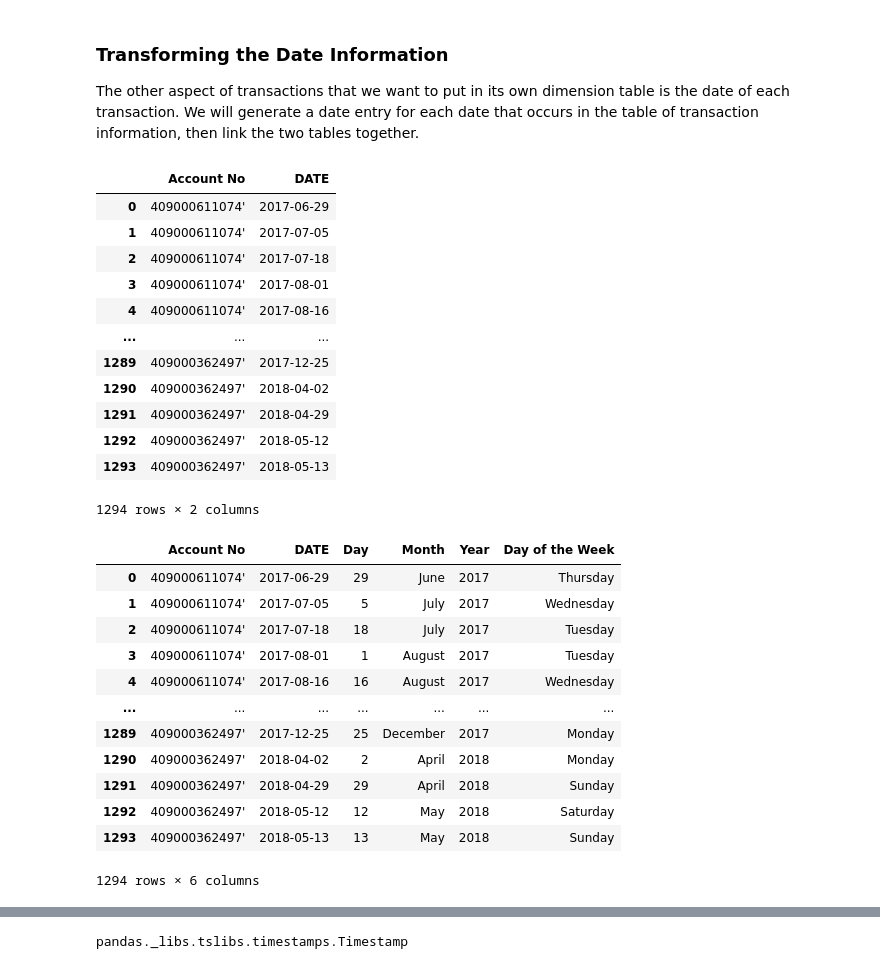
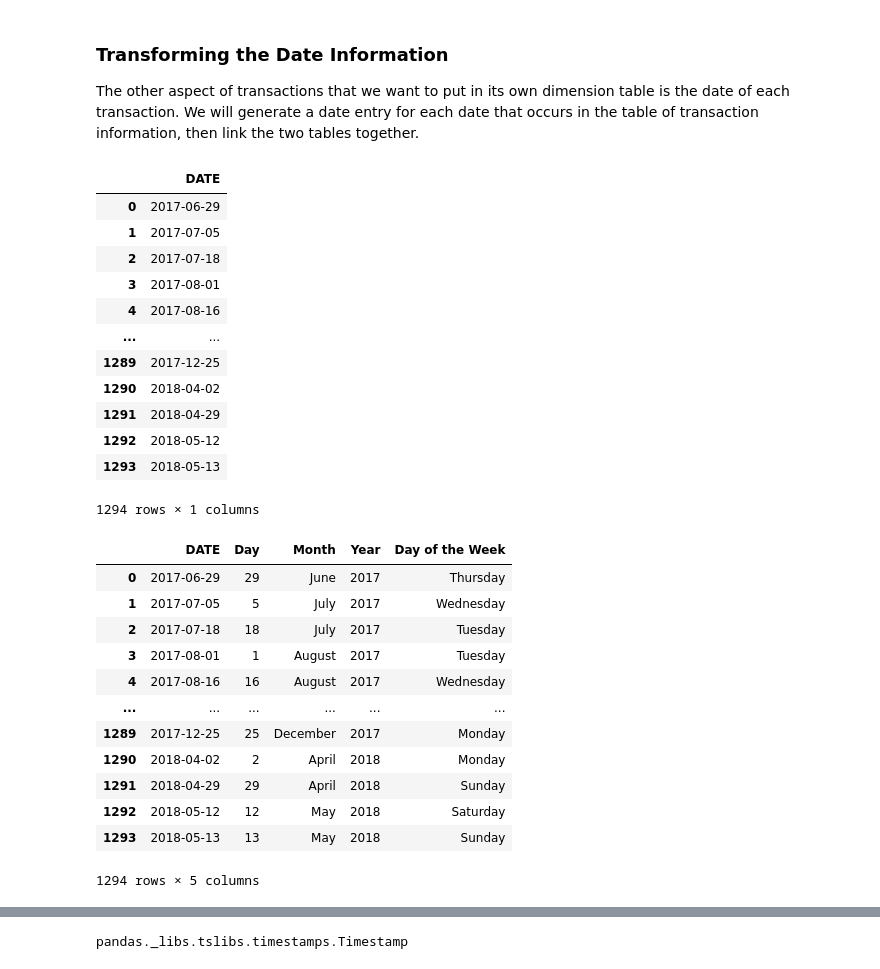
Before and after one commit to MKhour/DSProject1, a Jupyter notebook: DSProject1.ipynb, the cells around one changed output, grey strips where cells are left out. Saved outputs shown, nothing was run; the diff lists cells and outputs as text; code cells hidden in the pictures.

```diff
--- a/DSProject1.ipynb
+++ b/DSProject1.ipynb
@@ -326,24 +326,24 @@ account_info
 The other aspect of transactions that we want to put in its own dimension table is the date of each transaction. We will generate a date entry for each date that occurs in the table of transaction information, then link the two tables together.
 # %%
 # get a list of unique dates from the table of transaction info
-date_info = bank_info.drop_duplicates(subset=["DATE"])
+date_info = bank_info.copy().drop_duplicates(subset=["DATE"])
 date_info = date_info.reset_index(drop=True) # reset the indices to start from 0
-date_info.drop([ 'TRANSACTION DETAILS', 'CHQ.NO.','VALUE DATE', 'WITHDRAWAL AMT', 'DEPOSIT AMT', 'BALANCE AMT', '.'], axis = 1, inplace = True)
+date_info.drop([ 'Account No','TRANSACTION DETAILS', 'CHQ.NO.','VALUE DATE', 'WITHDRAWAL AMT', 'DEPOSIT AMT', 'BALANCE AMT', '.'], axis = 1, inplace = True)
 date_info
 # %% [output]
-|  | Account No | DATE |
-| 0 | 409000611074' | 2017-06-29 |
-| 1 | 409000611074' | 2017-07-05 |
-| 2 | 409000611074' | 2017-07-18 |
-| 3 | 409000611074' | 2017-08-01 |
-| 4 | 409000611074' | 2017-08-16 |
-| ... | ... | ... |
-| 1289 | 409000362497' | 2017-12-25 |
-| 1290 | 409000362497' | 2018-04-02 |
-| 1291 | 409000362497' | 2018-04-29 |
-| 1292 | 409000362497' | 2018-05-12 |
-| 1293 | 409000362497' | 2018-05-13 |
+|  | DATE |
+| 0 | 2017-06-29 |
+| 1 | 2017-07-05 |
+| 2 | 2017-07-18 |
+| 3 | 2017-08-01 |
+| 4 | 2017-08-16 |
+| ... | ... |
+| 1289 | 2017-12-25 |
+| 1290 | 2018-04-02 |
+| 1291 | 2018-04-29 |
+| 1292 | 2018-05-12 |
+| 1293 | 2018-05-13 |
-1294 rows × 2 columns
+1294 rows × 1 columns
 # %%
 date_info["Day"] = date_info.apply(lambda row: get_day(row["DATE"]), axis=1)
 # %%
@@ -355,16 +355,16 @@ date_info["Day of the Week"] = date_info.apply(lambda row: get_week_day(row["DAT
 # %%
 date_info
 # %% [output]
-|  | Account No | DATE | Day | Month | Year | Day of the Week |
-| 0 | 409000611074' | 2017-06-29 | 29 | June | 2017 | Thursday |
-| 1 | 409000611074' | 2017-07-05 | 5 | July | 2017 | Wednesday |
-| 2 | 409000611074' | 2017-07-18 | 18 | July | 2017 | Tuesday |
-| 3 | 409000611074' | 2017-08-01 | 1 | August | 2017 | Tuesday |
-| 4 | 409000611074' | 2017-08-16 | 16 | August | 2017 | Wednesday |
-| ... | ... | ... | ... | ... | ... | ... |
-| 1289 | 409000362497' | 2017-12-25 | 25 | December | 2017 | Monday |
-| 1290 | 409000362497' | 2018-04-02 | 2 | April | 2018 | Monday |
-| 1291 | 409000362497' | 2018-04-29 | 29 | April | 2018 | Sunday |
-| 1292 | 409000362497' | 2018-05-12 | 12 | May | 2018 | Saturday |
-| 1293 | 409000362497' | 2018-05-13 | 13 | May | 2018 | Sunday |
+|  | DATE | Day | Month | Year | Day of the Week |
+| 0 | 2017-06-29 | 29 | June | 2017 | Thursday |
+| 1 | 2017-07-05 | 5 | July | 2017 | Wednesday |
+| 2 | 2017-07-18 | 18 | July | 2017 | Tuesday |
+| 3 | 2017-08-01 | 1 | August | 2017 | Tuesday |
+| 4 | 2017-08-16 | 16 | August | 2017 | Wednesday |
+| ... | ... | ... | ... | ... | ... |
+| 1289 | 2017-12-25 | 25 | December | 2017 | Monday |
+| 1290 | 2018-04-02 | 2 | April | 2018 | Monday |
+| 1291 | 2018-04-29 | 29 | April | 2018 | Sunday |
+| 1292 | 2018-05-12 | 12 | May | 2018 | Saturday |
+| 1293 | 2018-05-13 | 13 | May | 2018 | Sunday |
-1294 rows × 6 columns
+1294 rows × 5 columns
```
Also changed, not shown: parts of 4 cells of this notebook, 1 other file.
